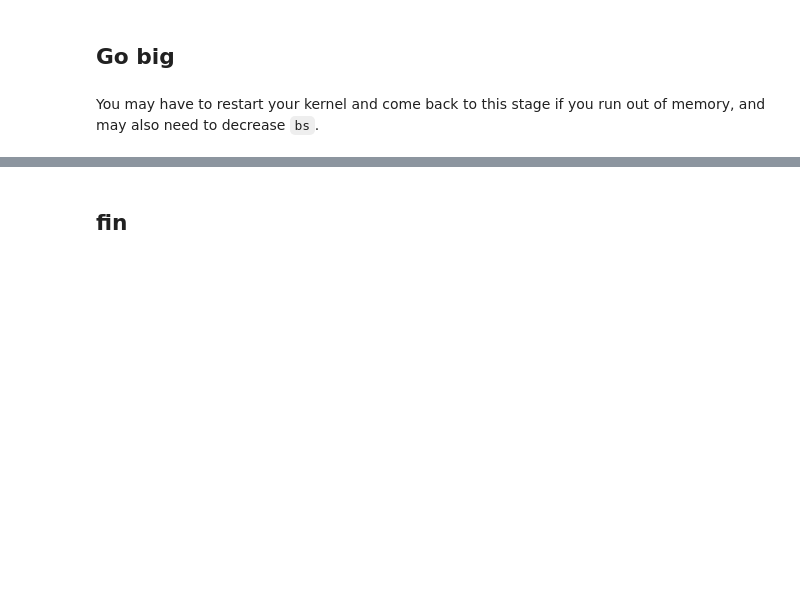
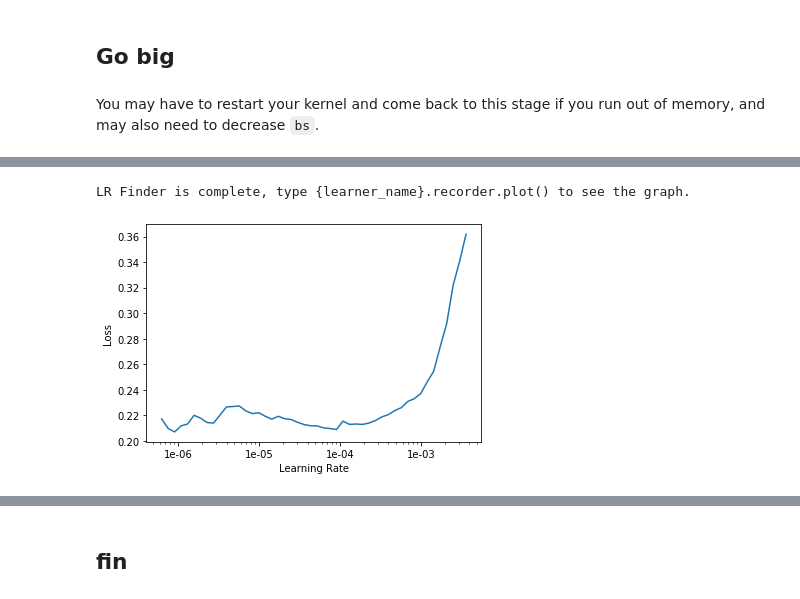
Before and after one commit to anurag89sharma/fastai-course-v3, a Jupyter notebook: dl1/lesson3-camvid.ipynb, the cells around one changed output, grey strips where cells are left out. Cells and saved outputs as stored; diff of their text form; code cells hidden in the pictures; blank space fills up the shorter version.

```diff
--- a/dl1/lesson3-camvid.ipynb
+++ b/dl1/lesson3-camvid.ipynb
@@ -232,3 +258,7 @@ learn.save('stage-1-big')
 learn.load('stage-1-big');
 # %%
 learn.unfreeze()
+# %%
+learn.lr_find()
+learn.recorder.plot()
+# %% [output]
@@ -235 +266,3 @@ learn.unfreeze()
+LR Finder is complete, type {learner_name}.recorder.plot() to see the graph.
+[figure, added]
 # %%
```
Also changed, not shown: parts of 25 cells of this notebook.
